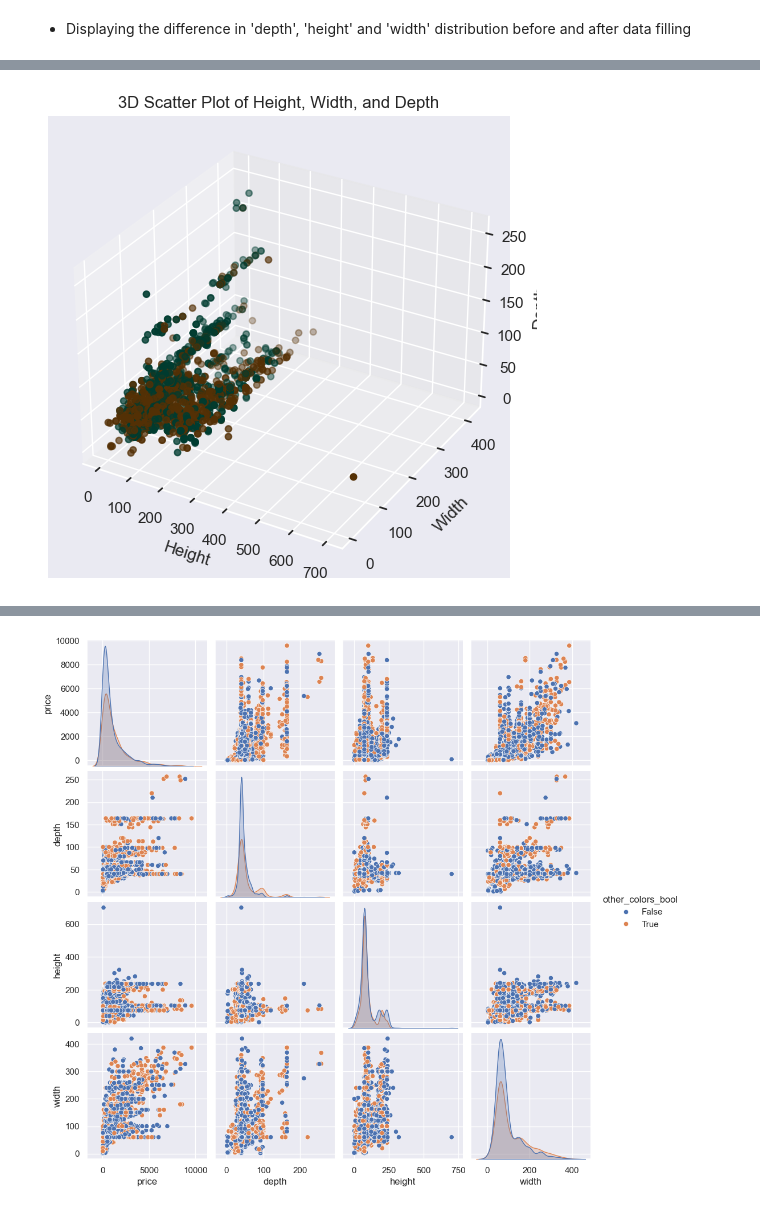
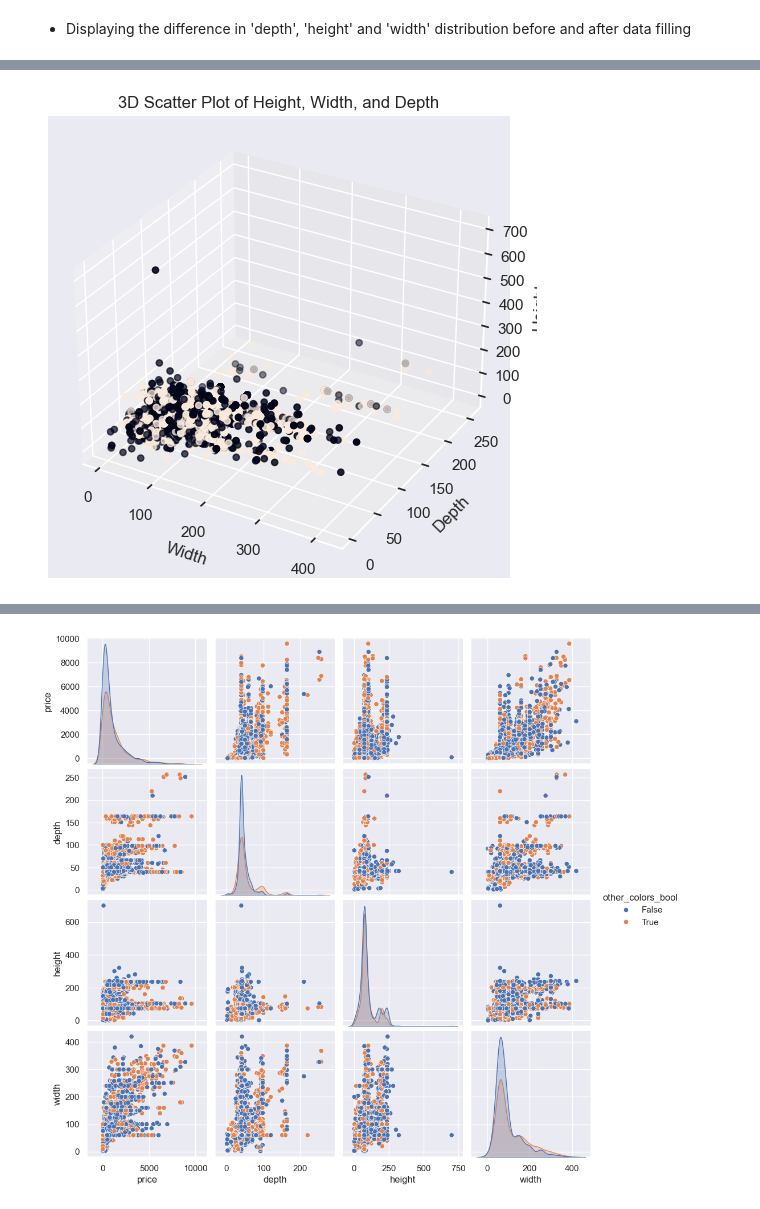
Before and after one commit to MarinaYurchenko/Python-Step-Project, a Jupyter notebook: Python Step project/Step.ipynb, the cells around one changed output, grey strips where cells are left out. Drawn from its saved outputs; the diff is of its cells as text; code cells hidden in the pictures.

```diff
--- a/Python Step project/Step.ipynb
+++ b/Python Step project/Step.ipynb
@@ -699,12 +749,12 @@ ikea_ds['item_id'].duplicated().sum()
 # %%
-
+# Distribution of 'depth', 'height' and 'width' values AFTER data filling.
 fig = plt.figure(figsize=(8, 6))
 ax = fig.add_subplot(111, projection='3d')
-ax.scatter(subset_no1['height'], subset_no1['width'], subset_no1['depth'], c=subset_no1['other_colors_bool'], cmap='BrBG', marker='o')
+ax.scatter(subset_no1['width'], subset_no1['depth'], subset_no1['height'], c=subset_no1['other_colors_bool'], marker='o')
 ax.set_title('3D Scatter Plot of Height, Width, and Depth')
-ax.set_xlabel('Height')
-ax.set_ylabel('Width')
-ax.set_zlabel('Depth')
+ax.set_xlabel('Width')
+ax.set_ylabel('Depth')
+ax.set_zlabel('Height')
 plt.show()
 # %% [output]
-[figure, old version]
+[figure, new version]
```
Also changed, not shown: parts of 49 cells of this notebook.
